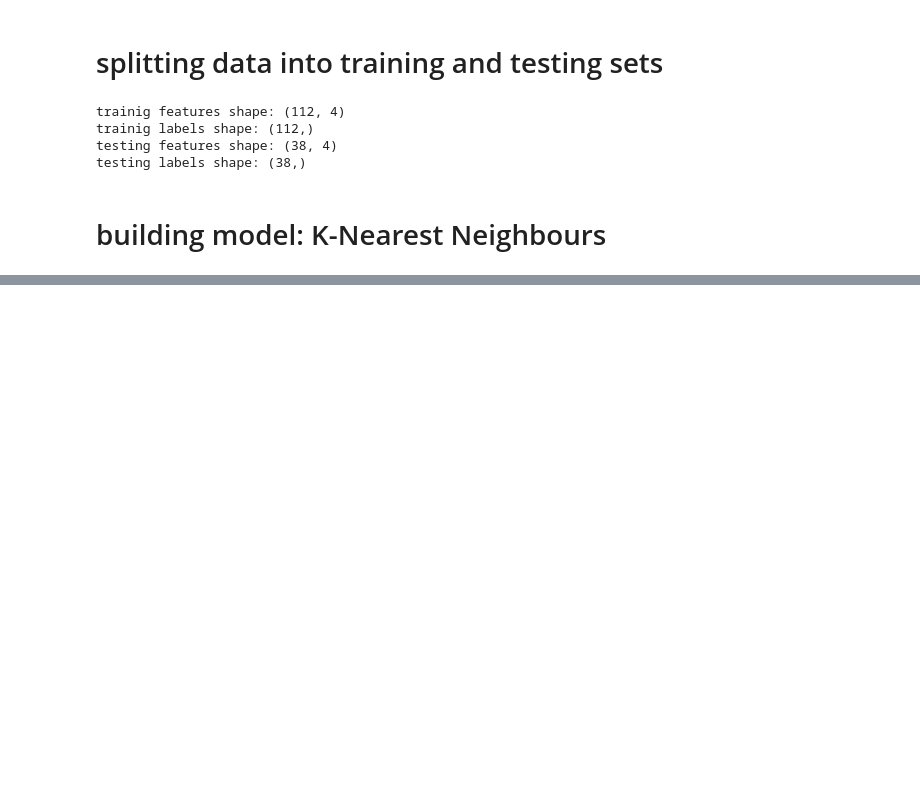
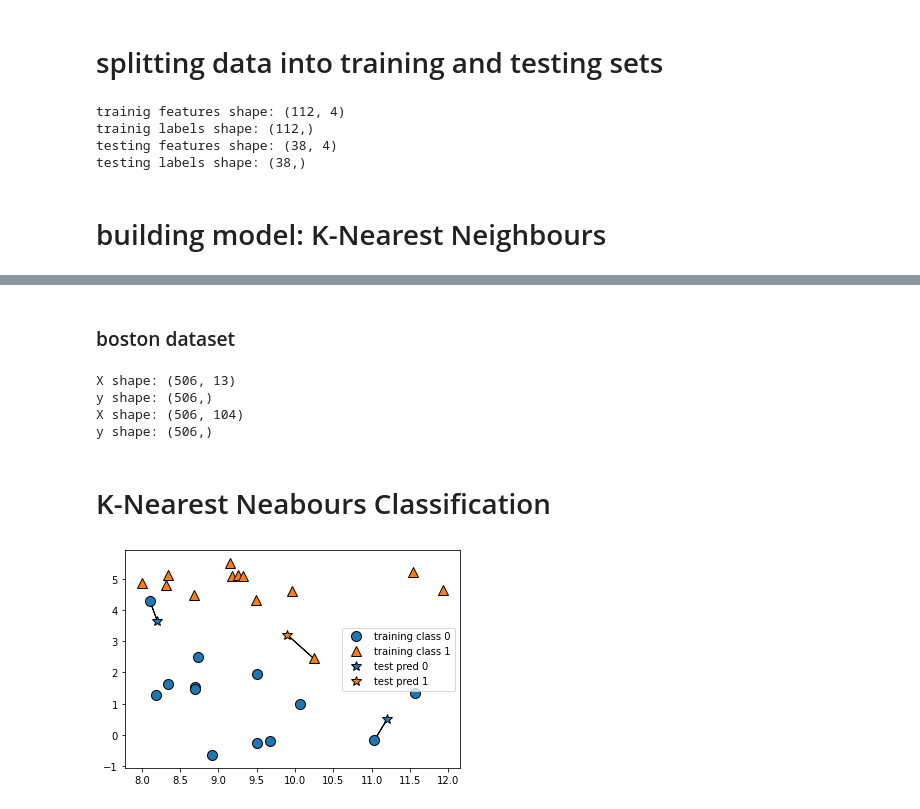
Before and after one commit to MehtabButt/ML-Libraries-practice, a Jupyter notebook: sklearn/Untitled.ipynb, the cells around one changed output, grey strips where cells are left out. Saved outputs shown, nothing was run; the diff lists cells and outputs as text; code cells hidden in the pictures; blank space fills up the shorter version.

```diff
--- a/sklearn/Untitled.ipynb
+++ b/sklearn/Untitled.ipynb
@@ -101,0 +166,2 @@ model accuracy: 0.973684
+# %% [markdown]
+### boston dataset
@@ -101,0 +171,19 @@ model accuracy: 0.973684
+# %%
+X, y = mglearn.datasets.load_extended_boston()
+# %%
+print("X shape:", lb_dataset["data"].shape)
+print("y shape:", lb_dataset['target'].shape)
+
+print("X shape:", X.shape)
+print("y shape:", y.shape)
+# %% [output]
+X shape: (506, 13)
+y shape: (506,)
+X shape: (506, 104)
+y shape: (506,)
+# %% [markdown]
+# K-Nearest Neabours Classification
+# %%
+mglearn.plots.plot_knn_classification(n_neighbors=1)
+# %% [output]
+[figure, added]
```
Also changed, not shown: parts of 26 cells of this notebook.
